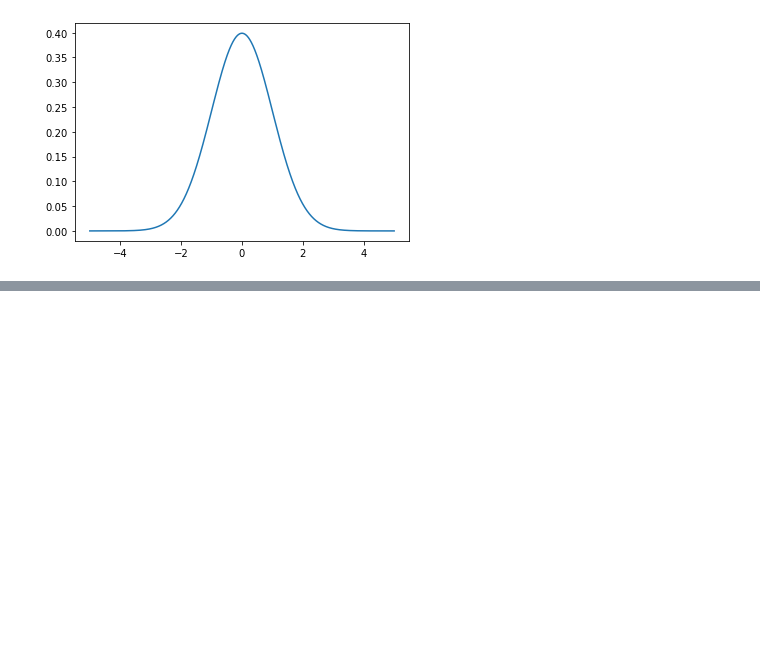
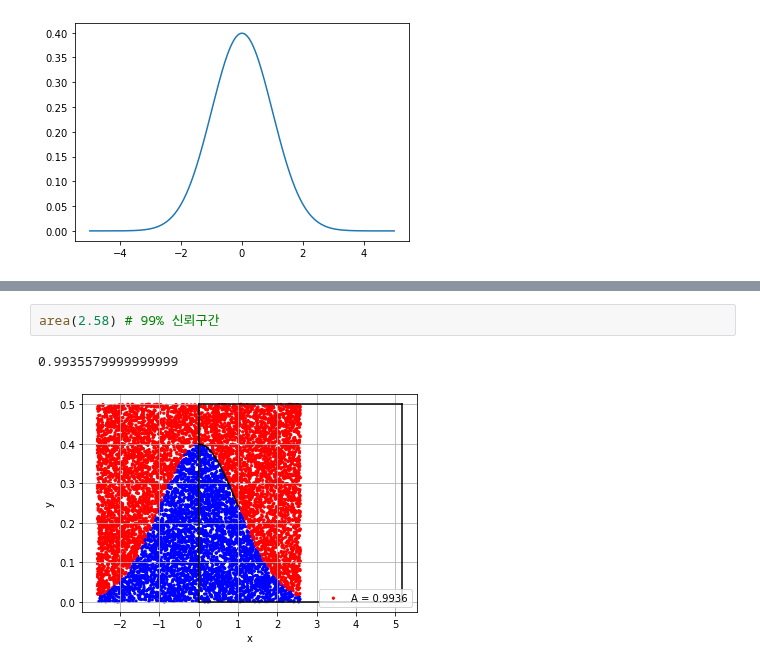
Before and after one commit to stahangryum/unwanted_blog, a Jupyter notebook: _notebooks/2021-10-03-그래프.ipynb, the cells around one changed output, grey strips where cells are left out. Drawn from its saved outputs; the diff is of its cells as text; blank space fills up the shorter version.

```diff
--- a/_notebooks/2021-10-03-그래프.ipynb
+++ b/_notebooks/2021-10-03-그래프.ipynb
@@ -79,0 +100,5 @@ print(A)
+# %%
+area(2.58) # 99% 신뢰구간
+# %% [output]
+0.9935579999999999
+[figure, added]
```
Also changed, not shown: parts of 4 cells of this notebook.
